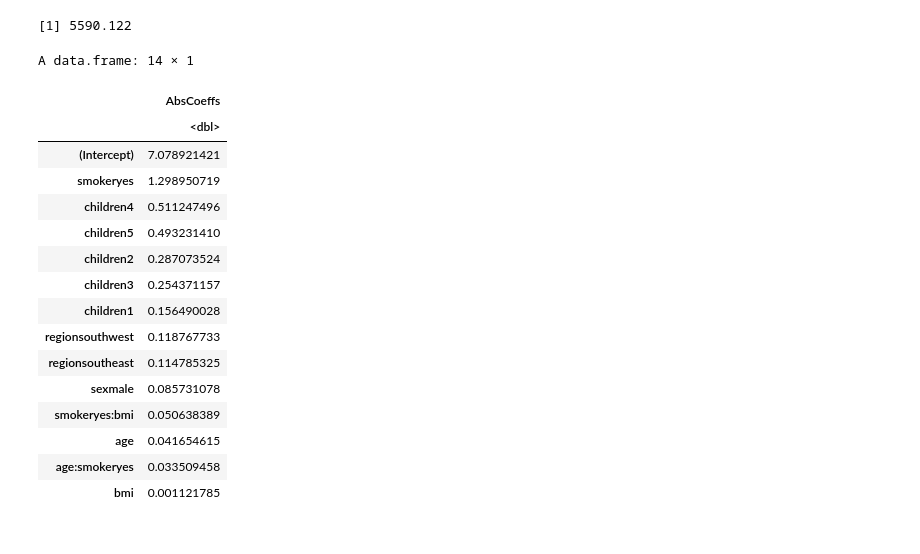
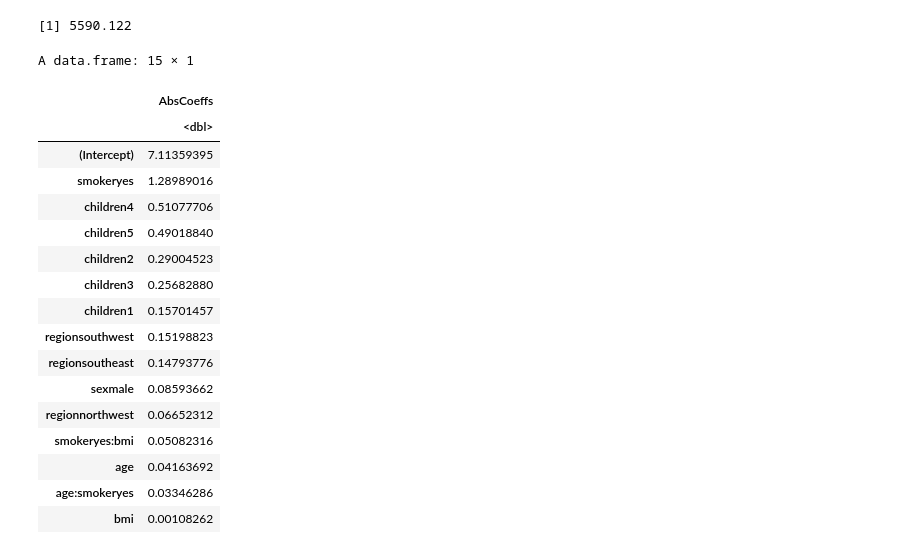
Before and after one commit to mahdiheydar/stat306proj, a Jupyter notebook: stat306.ipynb, the cells around one changed output. Saved outputs shown, nothing was run; the diff lists cells and outputs as text; code cells hidden in the pictures.

```diff
--- a/stat306.ipynb
+++ b/stat306.ipynb
@@ -390,24 +390,25 @@ sqrt(sum(pred_data$diff_sq)/1323)
 # %% [output]
 [1] 5590.122
 # %%
-coef_df <- data.frame(sort(abs(optimal_lm_12$coefficients), decreasing = TRUE))
+coef_df <- data.frame(sort(abs(optimal_lm$coefficients), decreasing = TRUE))
 colnames(coef_df) <- c("AbsCoeffs")
 coef_df
 # %% [output]
-A data.frame: 14 × 1
+A data.frame: 15 × 1
 |  | AbsCoeffs |
 |  | <dbl> |
-| (Intercept) | 7.078921421 |
-| smokeryes | 1.298950719 |
-| children4 | 0.511247496 |
-| children5 | 0.493231410 |
-| children2 | 0.287073524 |
-| children3 | 0.254371157 |
-| children1 | 0.156490028 |
-| regionsouthwest | 0.118767733 |
-| regionsoutheast | 0.114785325 |
-| sexmale | 0.085731078 |
-| smokeryes:bmi | 0.050638389 |
-| age | 0.041654615 |
-| age:smokeryes | 0.033509458 |
-| bmi | 0.001121785 |
+| (Intercept) | 7.11359395 |
+| smokeryes | 1.28989016 |
+| children4 | 0.51077706 |
+| children5 | 0.49018840 |
+| children2 | 0.29004523 |
+| children3 | 0.25682880 |
+| children1 | 0.15701457 |
+| regionsouthwest | 0.15198823 |
+| regionsoutheast | 0.14793776 |
+| sexmale | 0.08593662 |
+| regionnorthwest | 0.06652312 |
+| smokeryes:bmi | 0.05082316 |
+| age | 0.04163692 |
+| age:smokeryes | 0.03346286 |
+| bmi | 0.00108262 |
```
Also changed, not shown: parts of 1 cell of this notebook.
